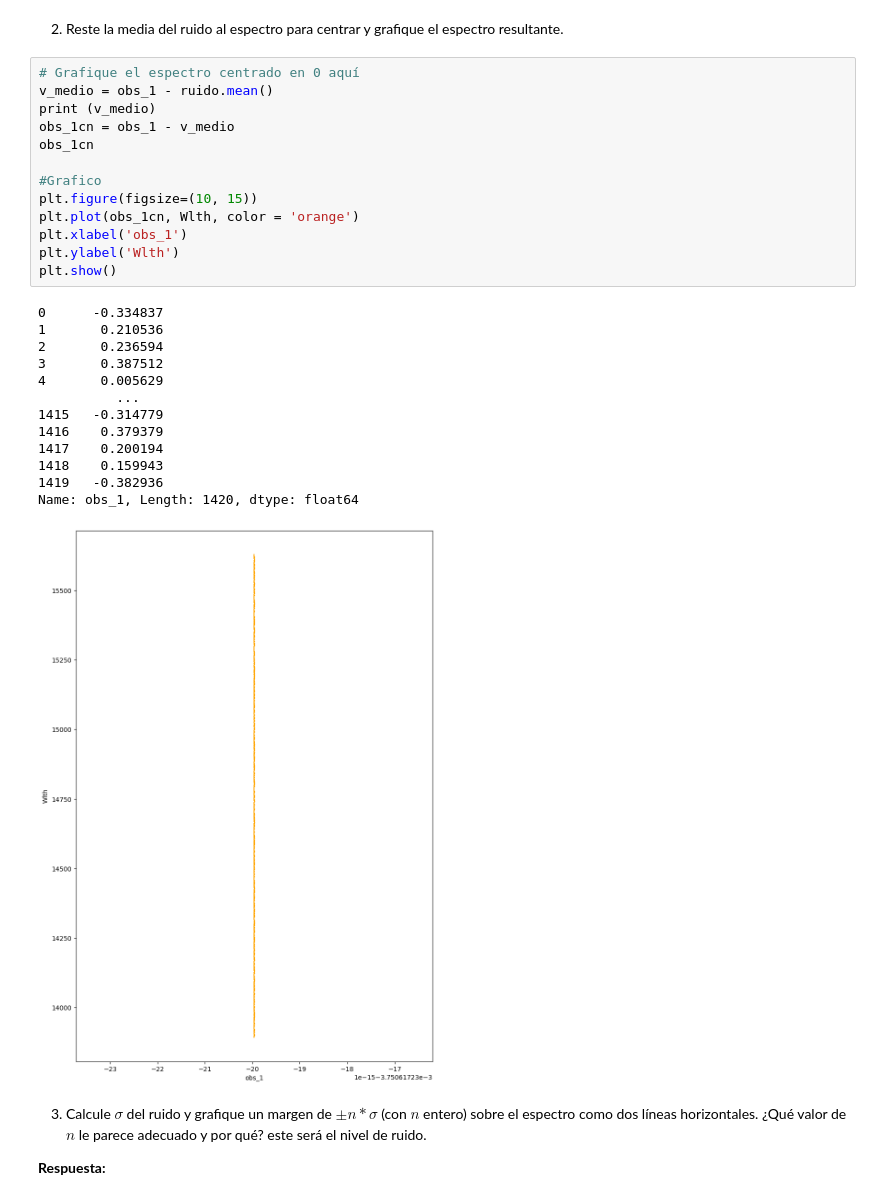
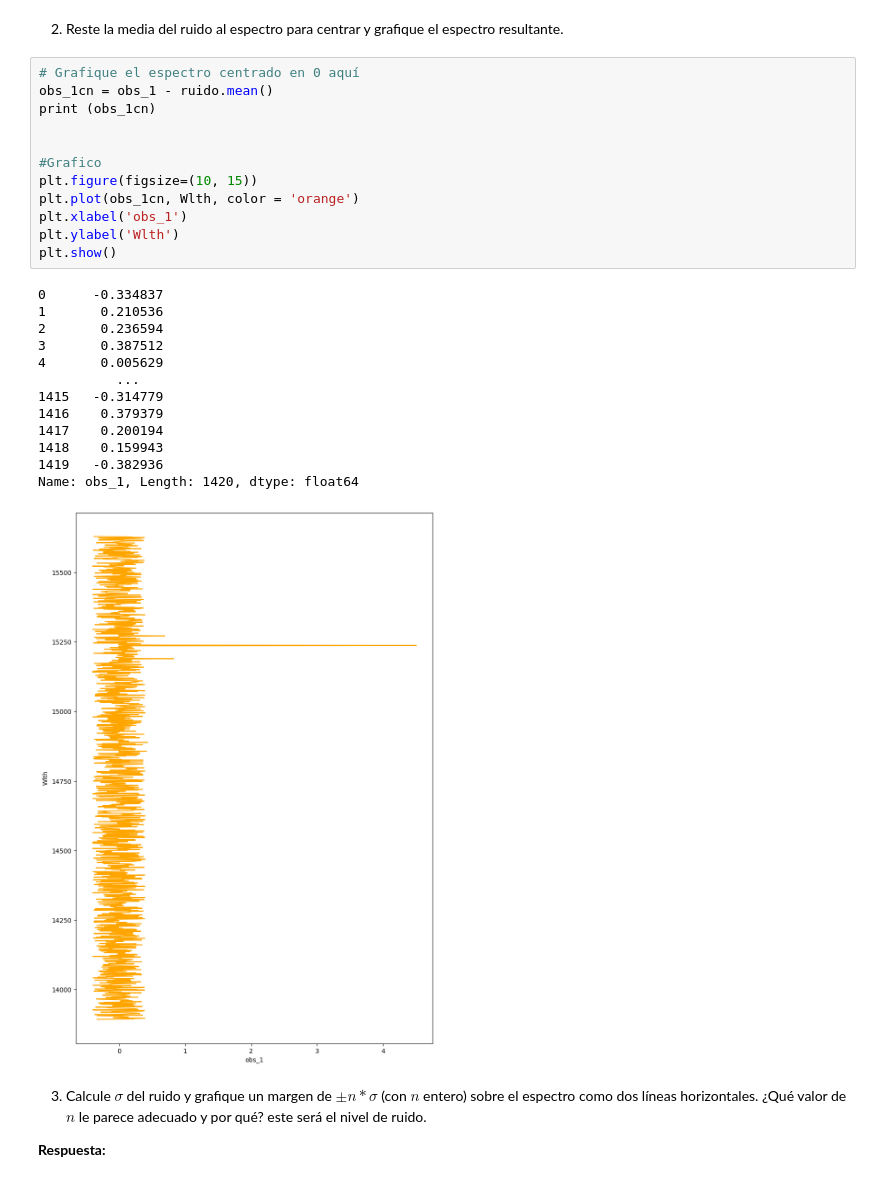
Before and after one commit to azavalac/Tarea-2-zavala, a Jupyter notebook: Tarea2.ipynb, the cells around one changed output. Saved outputs shown, nothing was run; the diff lists cells and outputs as text.

```diff
--- a/Tarea2.ipynb
+++ b/Tarea2.ipynb
@@ -366,31 +379,30 @@ Name: obs_1, Length: 1418, dtype: float64
 2. Reste la media del ruido al espectro para centrar y grafique el espectro resultante.
 # %%
 # Grafique el espectro centrado en 0 aquí
-v_medio = obs_1 - ruido.mean()
-print (v_medio)
-obs_1cn = obs_1 - v_medio
-obs_1cn
+obs_1cn = obs_1 - ruido.mean()
+print (obs_1cn)
+
 
 #Grafico
 plt.figure(figsize=(10, 15))
 plt.plot(obs_1cn, Wlth, color = 'orange')
 plt.xlabel('obs_1')
 plt.ylabel('Wlth')
 plt.show()
 # %% [output]
 0      -0.334837
 1       0.210536
 2       0.236594
 3       0.387512
 4       0.005629
           ...
 1415   -0.314779
 1416    0.379379
 1417    0.200194
 1418    0.159943
 1419   -0.382936
 Name: obs_1, Length: 1420, dtype: float64
-[figure, old version]
+[figure, new version]
 # %% [markdown]
 3. Calcule $\sigma$ del ruido y grafique un margen de $\pm n*\sigma$ (con $n$ entero) sobre el espectro como dos líneas horizontales. ¿Qué valor de $n$ le parece adecuado y por qué? este será el nivel de ruido.
 
```
Also changed, not shown: parts of 3 cells of this notebook.
